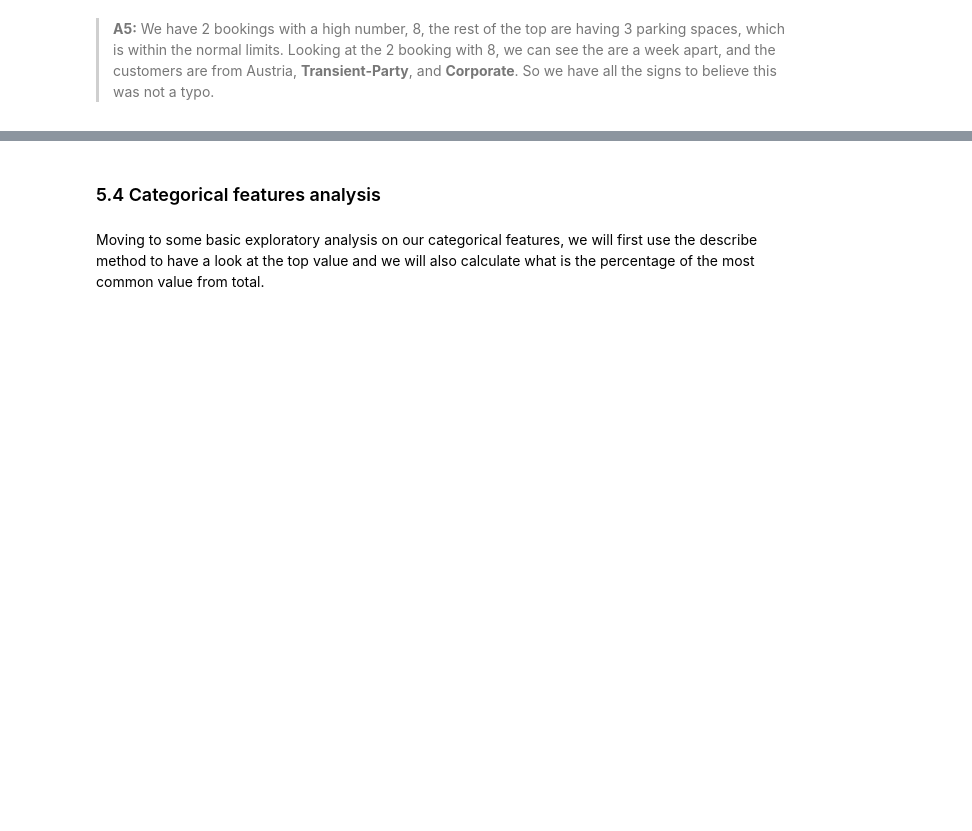
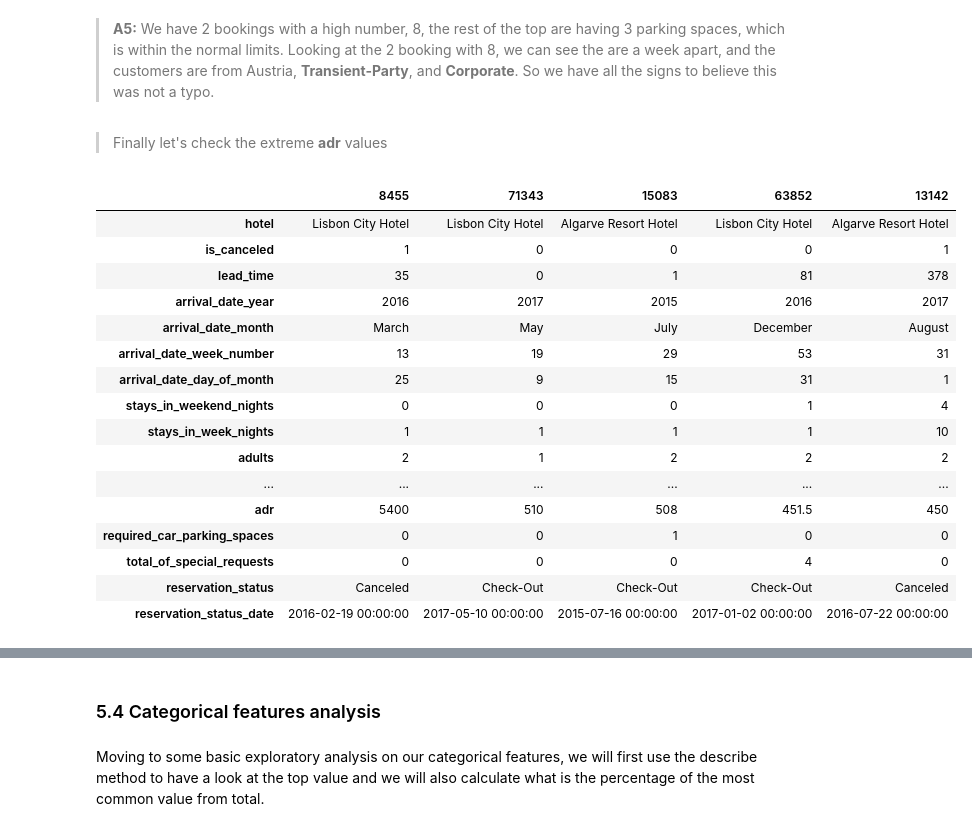
Before and after one commit to Razvanepe/Predicting_Hotel_Booking_Cancellations, a Jupyter notebook: notebooks/Data_Wrangling.ipynb, the cells around one changed output, grey strips where cells are left out. Cells and saved outputs as stored; diff of their text form; code cells hidden in the pictures; blank space fills up the shorter version.

```diff
--- a/notebooks/Data_Wrangling.ipynb
+++ b/notebooks/Data_Wrangling.ipynb
@@ -417,3 +417,25 @@ hotels.sort_values(by = 'required_car_parking_spaces', ascending = False).head()
 | reservation_status_date | 2017-03-19 00:00:00 | 2017-03-23 00:00:00 | 2016-12-06 00:00:00 | 2017-07-09 00:00:00 | 2017-05-02 00:00:00 |
 # %% [markdown]
 >**A5:** We have 2 bookings with a high number, 8, the rest of the top are having 3 parking spaces, which is within the normal limits. Looking at the 2 booking with 8, we can see the are a week apart, and the customers are from Austria, **Transient-Party**, and **Corporate**. So we have all the signs to believe this was not a typo.
+# %% [markdown]
+> Finally let's check the extreme **adr** values
+# %%
+hotels.sort_values(by = 'adr', ascending = False).head().T
+# %% [output]
+|  | 8455 | 71343 | 15083 | 63852 | 13142 |
+| hotel | Lisbon City Hotel | Lisbon City Hotel | Algarve Resort Hotel | Lisbon City Hotel | Algarve Resort Hotel |
+| is_canceled | 1 | 0 | 0 | 0 | 1 |
+| lead_time | 35 | 0 | 1 | 81 | 378 |
+| arrival_date_year | 2016 | 2017 | 2015 | 2016 | 2017 |
+| arrival_date_month | March | May | July | December | August |
+| arrival_date_week_number | 13 | 19 | 29 | 53 | 31 |
+| arrival_date_day_of_month | 25 | 9 | 15 | 31 | 1 |
+| stays_in_weekend_nights | 0 | 0 | 0 | 1 | 4 |
+| stays_in_week_nights | 1 | 1 | 1 | 1 | 10 |
+| adults | 2 | 1 | 2 | 2 | 2 |
+| ... | ... | ... | ... | ... | ... |
+| adr | 5400 | 510 | 508 | 451.5 | 450 |
+| required_car_parking_spaces | 0 | 0 | 1 | 0 | 0 |
+| total_of_special_requests | 0 | 0 | 0 | 4 | 0 |
+| reservation_status | Canceled | Check-Out | Check-Out | Check-Out | Canceled |
+| reservation_status_date | 2016-02-19 00:00:00 | 2017-05-10 00:00:00 | 2015-07-16 00:00:00 | 2017-01-02 00:00:00 | 2016-07-22 00:00:00 |
```
Also changed, not shown: parts of 11 cells of this notebook.
